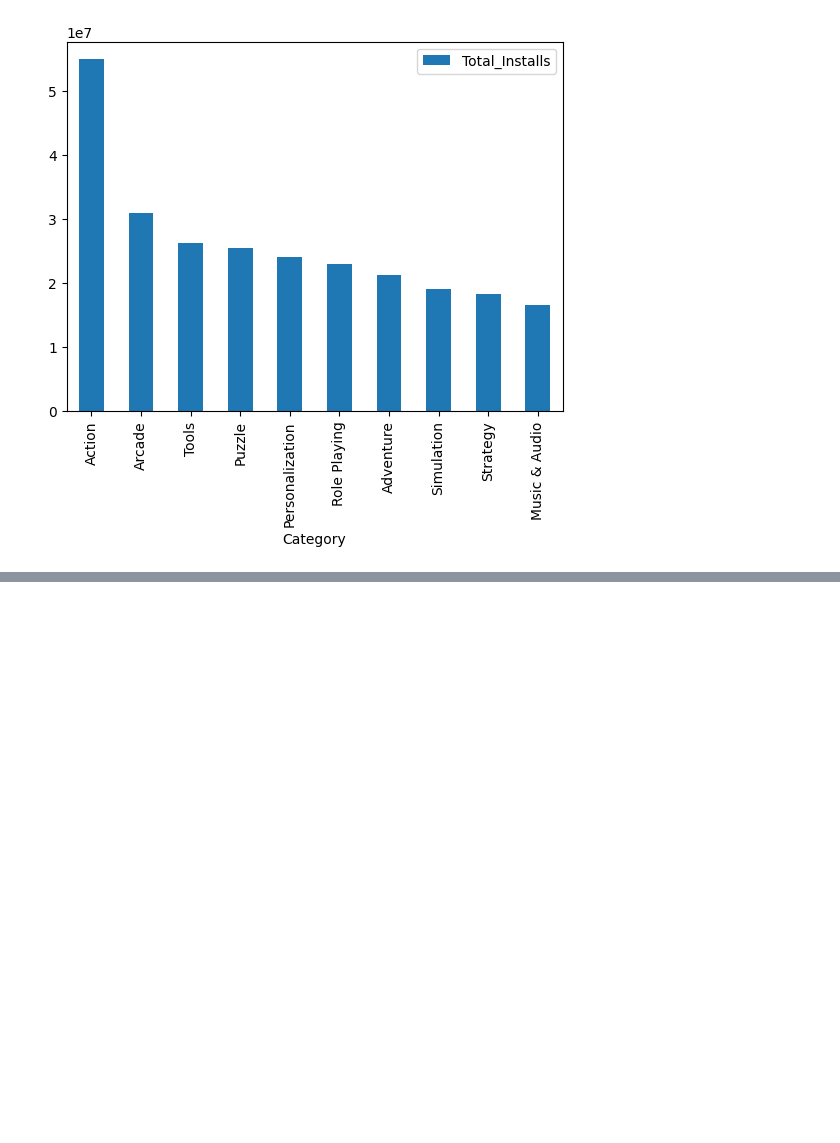
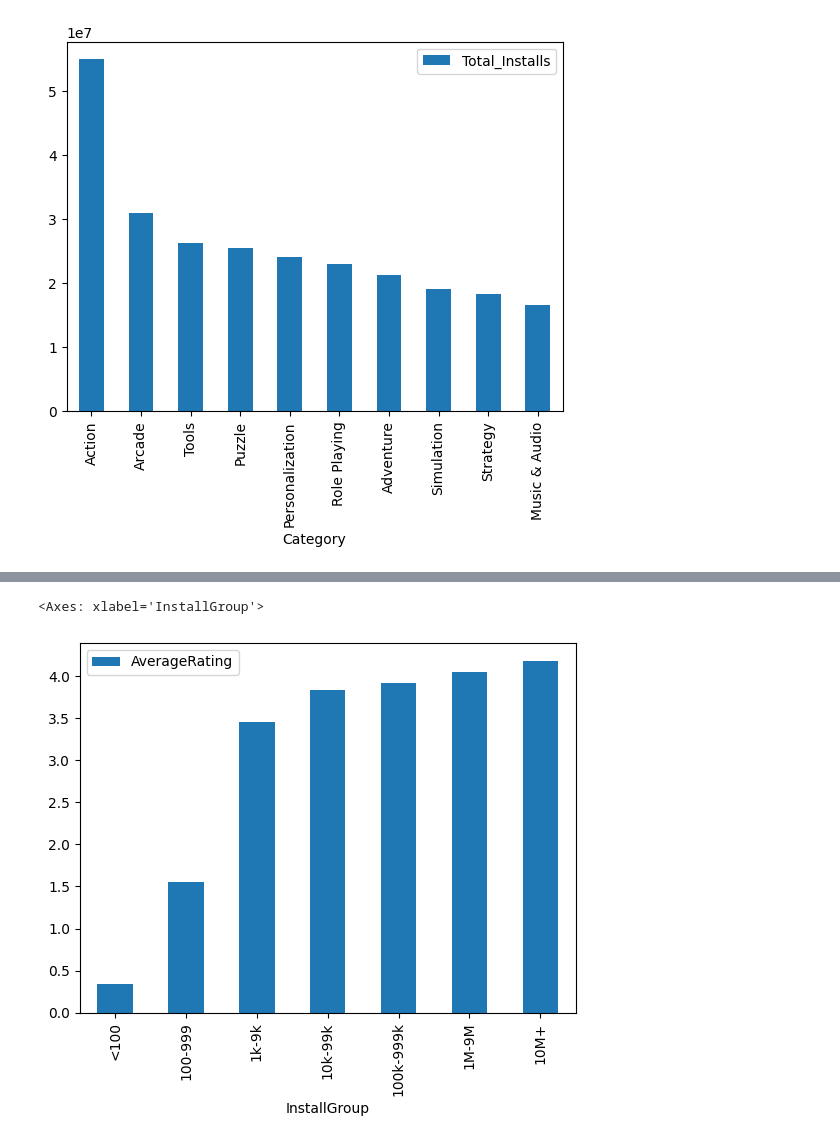
Before and after one commit to Dagt07/PlayStore-Big-Data, a Jupyter notebook: plots.ipynb, the cells around one changed output, grey strips where cells are left out. Drawn from its saved outputs; the diff is of its cells as text; code cells hidden in the pictures; blank space fills up the shorter version.

Commit message:
Add plots & modify PaidAppsRatings

```diff
--- a/plots.ipynb
+++ b/plots.ipynb
@@ -54,3 +54,6 @@ data_2_top.plot(kind="bar", x = "Category", y = "Total_Installs")
 # %% [output]
 <Axes: xlabel='Category'>
 [figure]
+# %%
+data_3 = pd.read_csv("query_3.csv")
+data_3
@@ -56,0 +69,6 @@ data_2_top.plot(kind="bar", x = "Category", y = "Total_Installs")
+# %%
+data_3_top = data_3.head(7)
+data_3_top.plot(kind="bar", x = "InstallGroup", y = "AverageRating")
+# %% [output]
+<Axes: xlabel='InstallGroup'>
+[figure, added]
```
Also changed, not shown: parts of 1 cell of this notebook, 1 other file.
